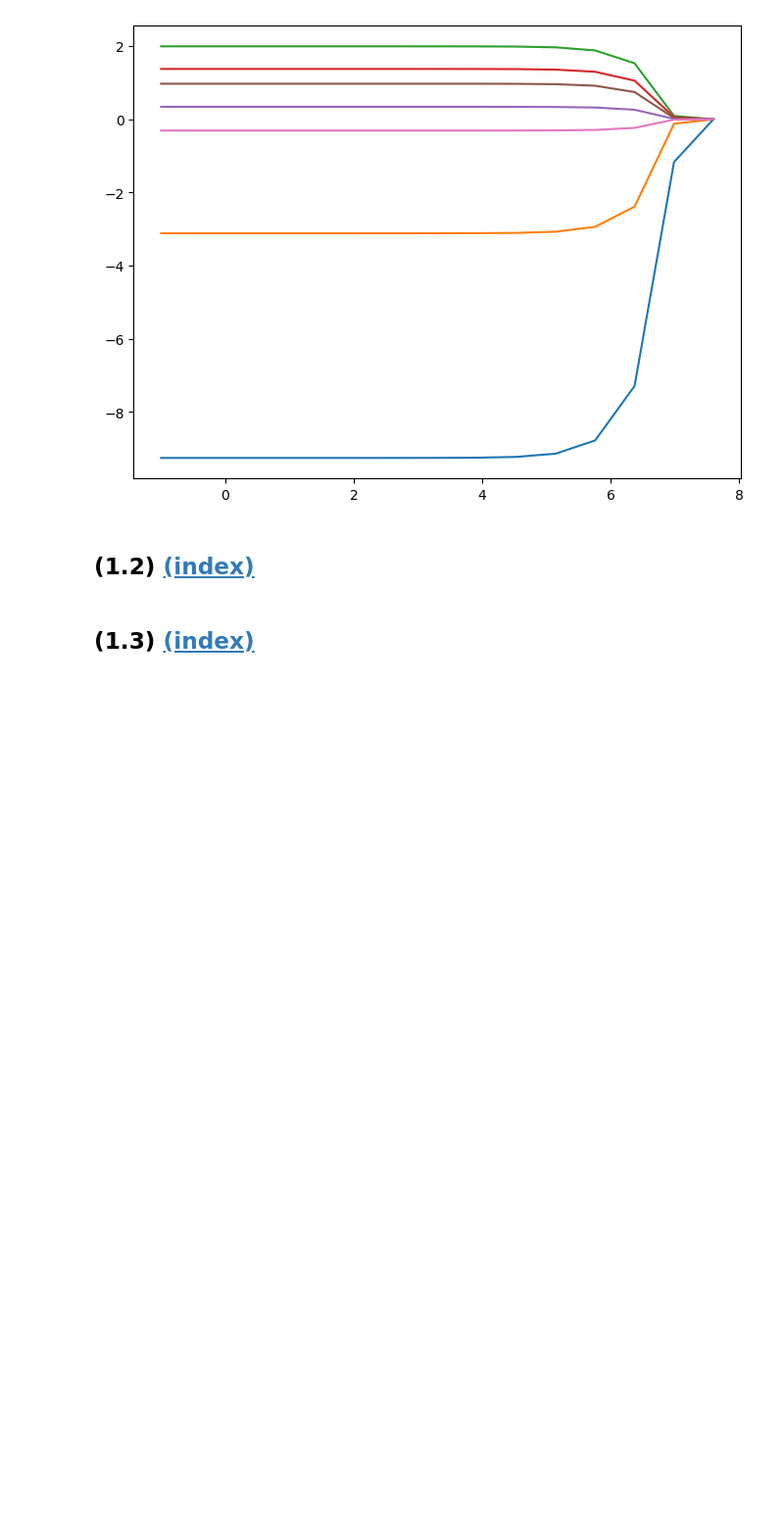
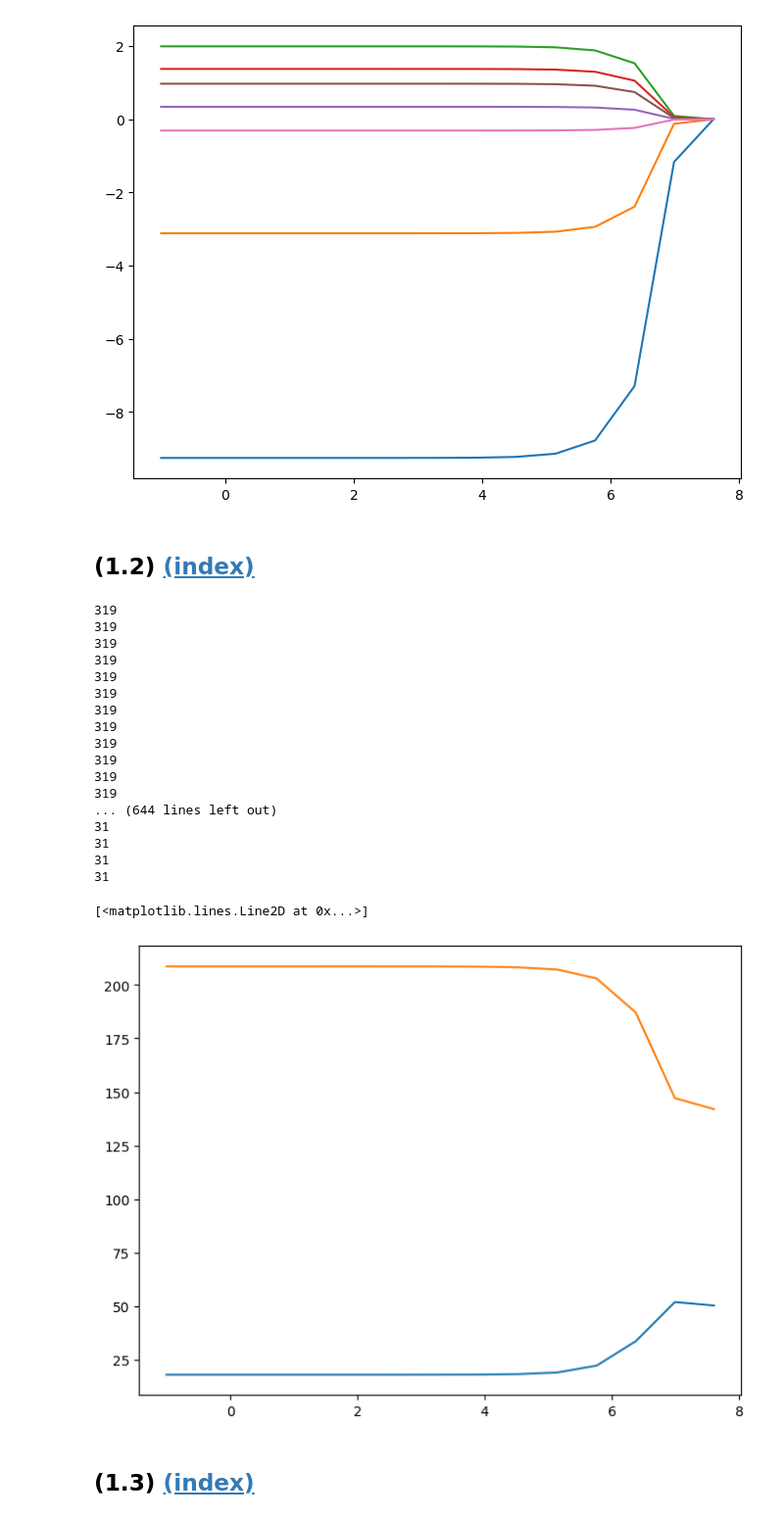
Before and after one commit to alisaklymchuk/data_science_math60026, a Jupyter notebook: 02455568_coursework1.ipynb, the cells around one changed output. Shown at 98% size. Saved outputs shown, nothing was run; the diff lists cells and outputs as text; code cells hidden in the pictures; blank space fills up the shorter version.

```diff
--- a/02455568_coursework1.ipynb
+++ b/02455568_coursework1.ipynb
@@ -285,15 +280,35 @@ def D(full_X, full_y, T, lam):
 # %%
 Ts = [2, 20]
 Ds = []
 
 for T in Ts:
     Ds.append([])
     for lam in lambdas:
-        Ds[-1].append(D(X_train, y_train_diam, T, lam))
+        Ds[-1].append(D(X_train_std, y_train_diam, T, lam))
 
 plt.figure(figsize=(8,6))
-plt.plot(Ds[0], log_lambdas)
-plt.plot(Ds[1], log_lambdas)
+plt.plot(log_lambdas, Ds[0])
+plt.plot(log_lambdas, Ds[1])
+# %% [output]
+319
+319
+319
+319
+319
+319
+319
+319
+319
+319
+319
+319
+... (644 lines left out)
+31
+31
+31
+31
+[<matplotlib.lines.Line2D at 0x...>]
+[figure, added]
 # %% [markdown]
 <a name="task-13"></a>
 
```
Also changed, not shown: parts of 2 cells of this notebook.
